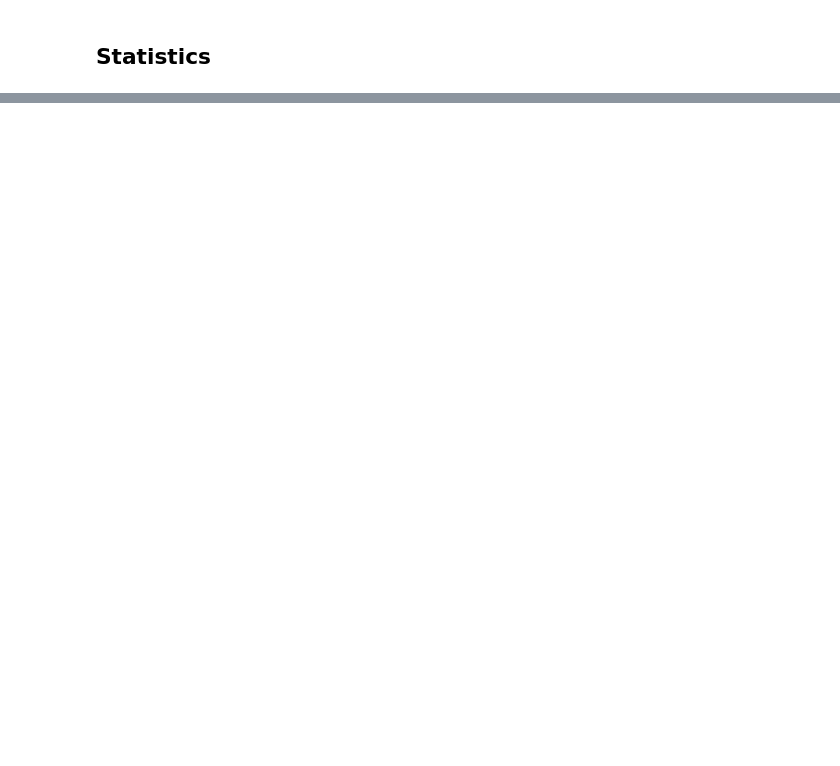
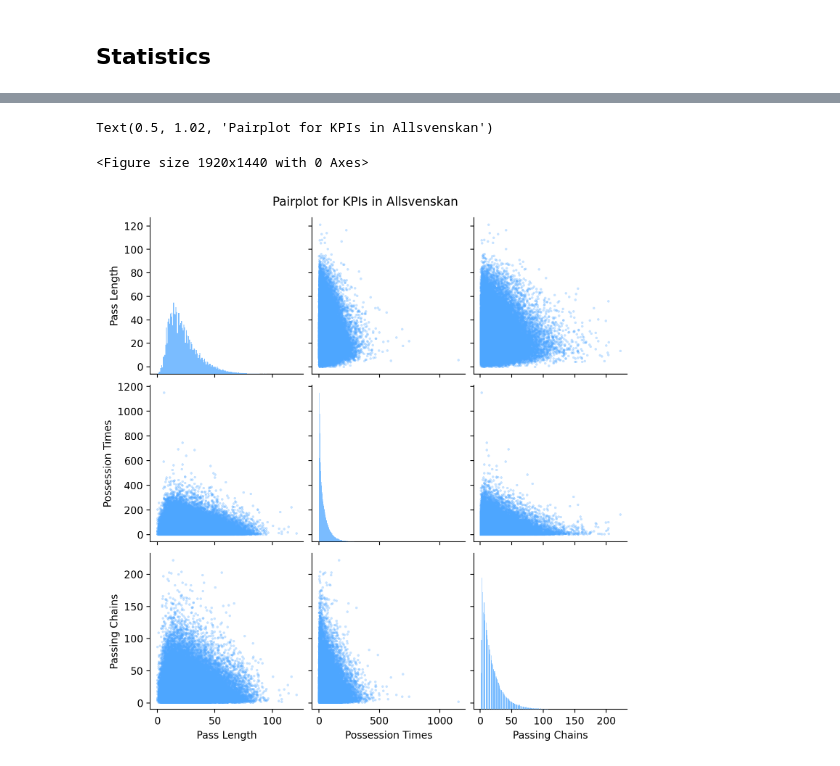
Before and after one commit to G4din/Examensarbete-PlaymakerAI, a Jupyter notebook: kpi_metrics.ipynb, the cells around one changed output, grey strips where cells are left out. Saved outputs shown, nothing was run; the diff lists cells and outputs as text; code cells hidden in the pictures; blank space fills up the shorter version.

```diff
--- a/kpi_metrics.ipynb
+++ b/kpi_metrics.ipynb
@@ -237,0 +295,16 @@ correlation_matrix
+# %%
+passing_chains_allsvenskan = passing_chains_allsvenskan[:len(passing_chains_damallsvenskan)]
+
+# Shapiro-Wilk test for normality
+shapiro_test_passing_chains_damallsvenskan = shapiro(passing_chains_damallsvenskan)
+shapiro_test_passing_chains_allsvenskan = shapiro(passing_chains_allsvenskan)
+print("Shapiro-Wilk test for normality in passing chains in Damallsvenskan: ", shapiro_test_passing_chains_damallsvenskan)
+print("Shapiro-Wilk test for normality in passing chains in Allsvenskan: ", shapiro_test_passing_chains_allsvenskan)
+
+# Levene's test for homogeneity of variances
+levene_test_passing_chains = levene(passing_chains_allsvenskan, passing_chains_damallsvenskan)
+print("Levene's test for homogeneity of variances in passing chains: ", levene_test_passing_chains)
+
+# T-test for independent samples
+t_test_passing_chains = ttest_ind(passing_chains_allsvenskan, passing_chains_damallsvenskan)
+print("T-test for independent samples in passing chains: ", t_test_passing_chains)
@@ -237,0 +463,21 @@ correlation_matrix
+# %%
+# the same for allsvenskan
+pass_length_allsvenskan = pass_length_allsvenskan[:len(possession_times_allsvenskan)]
+passing_chains_allsvenskan = passing_chains_allsvenskan[:len(possession_times_allsvenskan)]
+#4da6ff
+# Create a DataFrame
+df = pd.DataFrame({'Pass Length': pass_length_allsvenskan, 'Possession Times': possession_times_allsvenskan, 'Passing Chains': passing_chains_allsvenskan})
+
+# Set the figure dpi
+plt.figure(dpi=300)
+
+# Create a DataFrame
+df = pd.DataFrame({'Pass Length': pass_length_allsvenskan, 'Possession Times': possession_times_allsvenskan, 'Passing Chains': passing_chains_allsvenskan})
+
+# Create the pairplot
+sns.pairplot(df, plot_kws={'color': '#4da6ff', 's': 5, 'alpha': 0.3, 'edgecolor': None}, diag_kws={'color': '#4da6ff', 'edgecolor': None})
+plt.suptitle('Pairplot for KPIs in Allsvenskan', y=1.02)
+# %% [output]
+Text(0.5, 1.02, 'Pairplot for KPIs in Allsvenskan')
+<Figure size 1920x1440 with 0 Axes>
+[figure, added]
```
Also changed, not shown: parts of 36 cells of this notebook.
